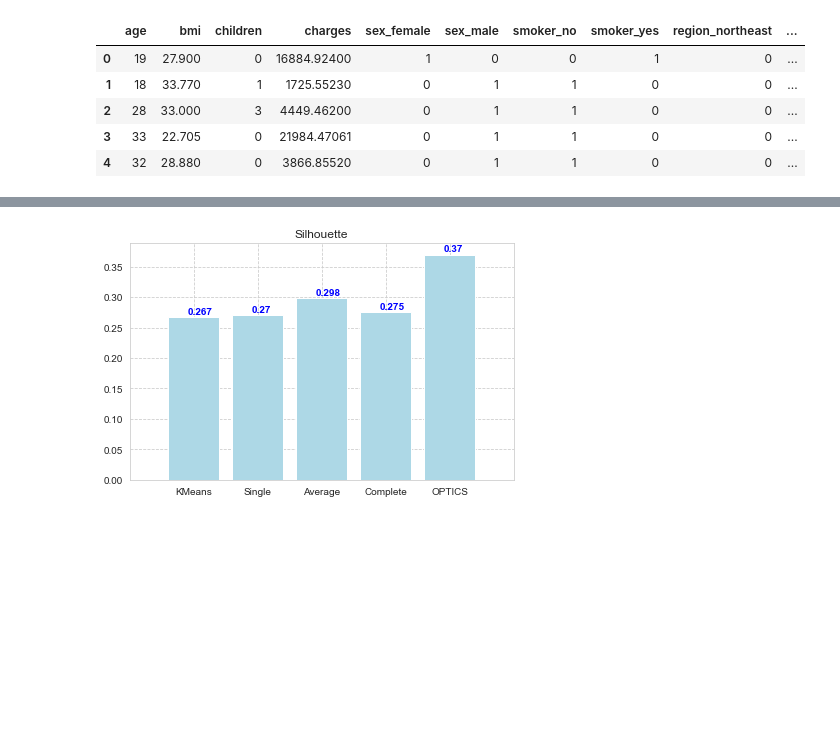
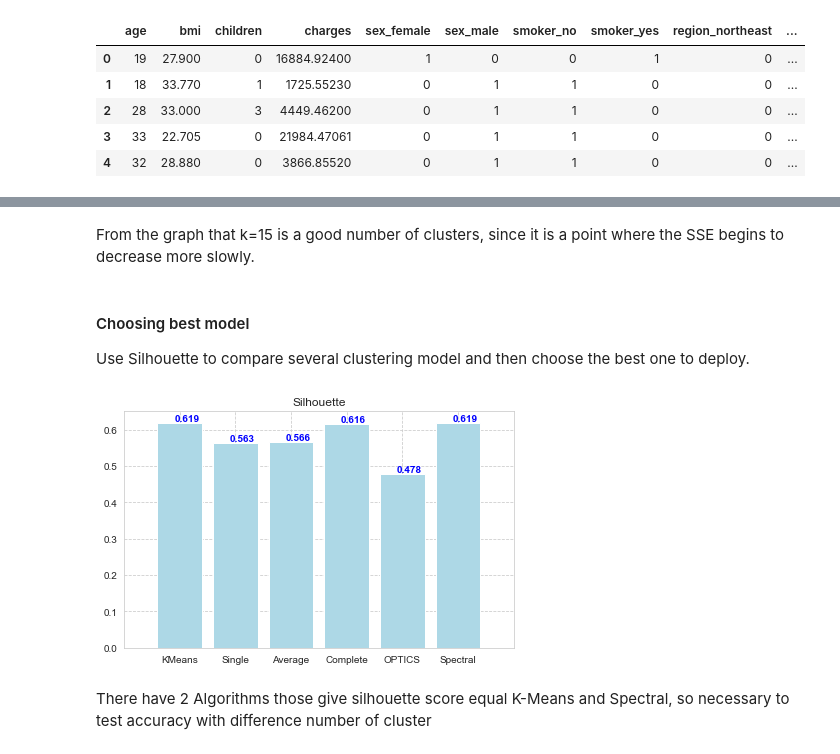
Before and after one commit to Sun-Chirawat/Senior-Project-CS, a Jupyter notebook: Clustering Modelling.ipynb, the cells around one changed output, grey strips where cells are left out. Saved outputs shown, nothing was run; the diff lists cells and outputs as text; code cells hidden in the pictures; blank space fills up the shorter version.

Commit message:
Apply Spectral Algorithm and test Silhouette score

```diff
--- a/Clustering Modelling.ipynb
+++ b/Clustering Modelling.ipynb
@@ -549,16 +445,16 @@ from sklearn.cluster import OPTICS, cluster_optics_dbscan
 from matplotlib import gridspec
 
 #number of Sample
-k = 15
+k = 50
 
 # Building the OPTICS Clustering model
-optics_model = OPTICS(min_samples = k, xi = 0.05, min_cluster_size = 0.05)
+optics_model = OPTICS(min_samples = k, xi = 0.09, min_cluster_size = 0.05)
 
 # Apply the model
-optics_model.fit(X)
+optics_X = optics_model.fit(X)
 
 
-y_optics = optics_model.fit_predict(X)
+y_optics = optics_X.fit_predict(X)
 col_names = list(df.columns.values)
 
 # append cluster labels to the last column of the dataset
@@ -616,3 +589,8 @@ plt.show()
+# %% [markdown]
+From the graph that k=15 is a good number of clusters, since it is a point where the SSE begins to decrease more slowly.
+# %% [markdown]
+#### Choosing best model
+Use Silhouette to compare several clustering model and then choose the best one to deploy.
 # %%
 # Experimenting with different classification models with Iris dataset (X)
 # A higher Silhouette Coefficient score relates to a model with better defined clusters.
@@ -662,19 +640,29 @@ y_OP_Clust = OP_Clust.fit_predict(X)
 silhouette = silhouette_score(X, y_OP_Clust)
 scores.append(silhouette)
 models.append(OP_Clust)
+
+#Spectral Clustering
+from sklearn.cluster import SpectralClustering
+SPC_Clust = SpectralClustering(n_clusters=k, assign_labels = 'discretize').fit(X)
+y_SPC = SPC_Clust.fit_predict(X)
+silhouette = silhouette_score(X, y_SPC)
+scores.append(silhouette)
+models.append(SPC_Clust)
 # %%
 plt.title('Silhouette')
 no_of_models = len(scores)
-model_labels = ['KMeans', 'Single','Average','Complete', 'OPTICS']
+model_labels = ['KMeans', 'Single','Average','Complete', 'OPTICS', 'Spectral']
 plt.bar(range(no_of_models), scores, color='lightblue', align='center')
 plt.xticks(range(no_of_models), model_labels)#, rotation=45)
 plt.xlim([-1, no_of_models])
 
 # set individual bar lables with accuracy value
 for i, v in enumerate(scores):
     plt.text(i-0.1, v+0.005, str(round(v,3)), color='Blue', fontweight='bold')
 
 plt.tight_layout()
 plt.show()
 # %% [output]
-[figure, old version]
+[figure, new version]
+# %% [markdown]
+There have 2 Algorithms those give silhouette score equal K-Means and Spectral, so necessary to test accuracy with difference number of cluster
```
Also changed, not shown: parts of 42 cells of this notebook.
